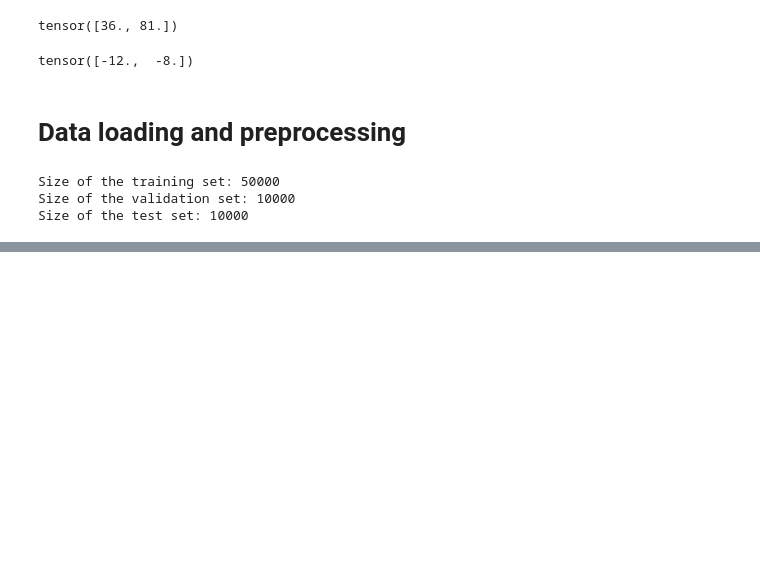
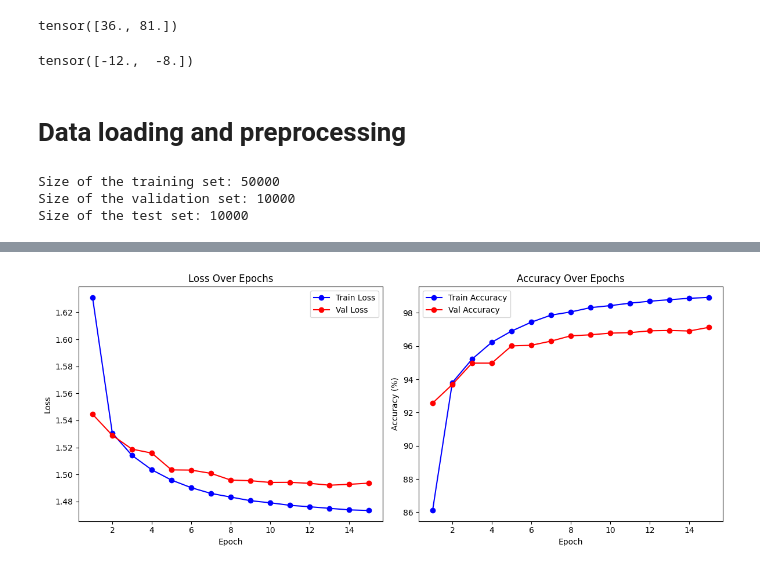
Before and after one commit to mjmousavi97/Deep-Learning-Tehran-uni, a Jupyter notebook: HomeWorks/01 HW/intro_pyTorch.ipynb, the cells around one changed output, grey strips where cells are left out. Cells and saved outputs as stored; diff of their text form; code cells hidden in the pictures; blank space fills up the shorter version.

Commit message:
Implemented and trained a fully connected neural network with one hidden layer on the MNIST dataset using PyTorch. Visualized training results.

```diff
--- a/HomeWorks/01 HW/intro_pyTorch.ipynb
+++ b/HomeWorks/01 HW/intro_pyTorch.ipynb
@@ -304,0 +412,7 @@ imshow(distinct_images, distinct_classes, classes)
+# %%
+# Hyperparameters dict
+hparams = {'batch_size': 256, 'lr': 2e-3, 'epochs': 15}
+model = FC(28*28, 256, 10)
+model.to(DEVICE)
+from torchsummary import summary
+summary(model, (28*28,), batch_size=hparams['batch_size'], device='cuda')
@@ -304,0 +436,2 @@ imshow(distinct_images, distinct_classes, classes)
+# %%
+model, train_loss, train_accuracy, val_loss, val_accuracy = train(hparams, train_loader, val_loader) ### train the model
@@ -304,0 +456,32 @@ imshow(distinct_images, distinct_classes, classes)
+# %%
+import matplotlib.pyplot as plt
+
+def plot_training(train_loss, val_loss, train_acc, val_acc):
+    epochs = range(1, len(train_loss) + 1)
+
+    plt.figure(figsize=(12, 5))
+
+    # Plot Loss
+    plt.subplot(1, 2, 1)
+    plt.plot(epochs, train_loss, 'bo-', label='Train Loss')
+    plt.plot(epochs, val_loss, 'ro-', label='Val Loss')
+    plt.title('Loss Over Epochs')
+    plt.xlabel('Epoch')
+    plt.ylabel('Loss')
+    plt.legend()
+
+    # Plot Accuracy
+    plt.subplot(1, 2, 2)
+    plt.plot(epochs, train_acc, 'bo-', label='Train Accuracy')
+    plt.plot(epochs, val_acc, 'ro-', label='Val Accuracy')
+    plt.title('Accuracy Over Epochs')
+    plt.xlabel('Epoch')
+    plt.ylabel('Accuracy (%)')
+    plt.legend()
+
+    plt.tight_layout()
+    plt.show()
+# %%
+plot_training(train_loss, val_loss, train_accuracy, val_accuracy)
+# %% [output]
+[figure, added]
```
Also changed, not shown: parts of 12 cells of this notebook.
